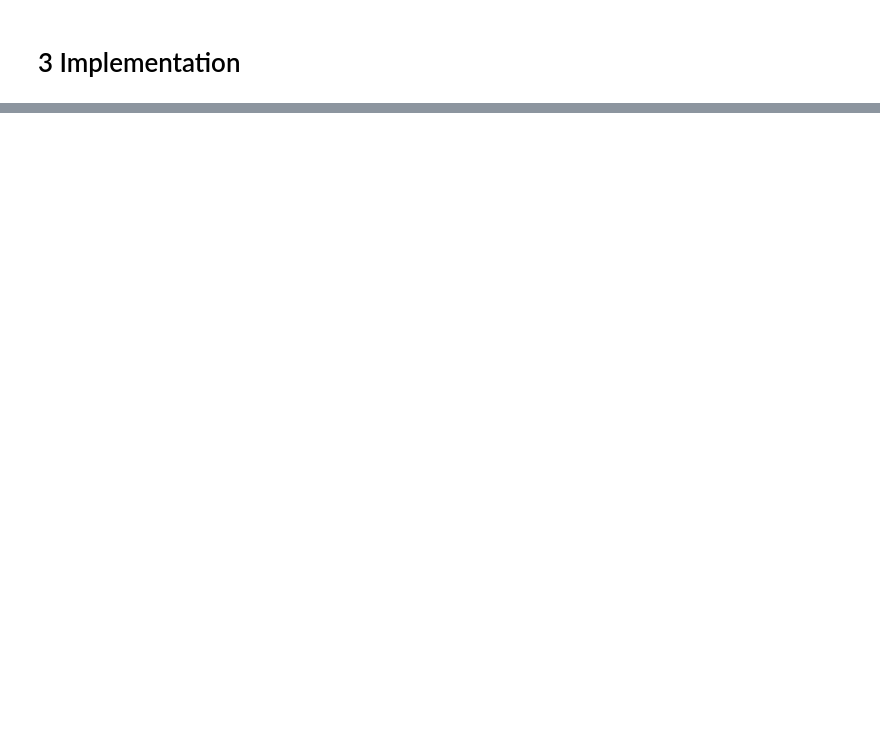
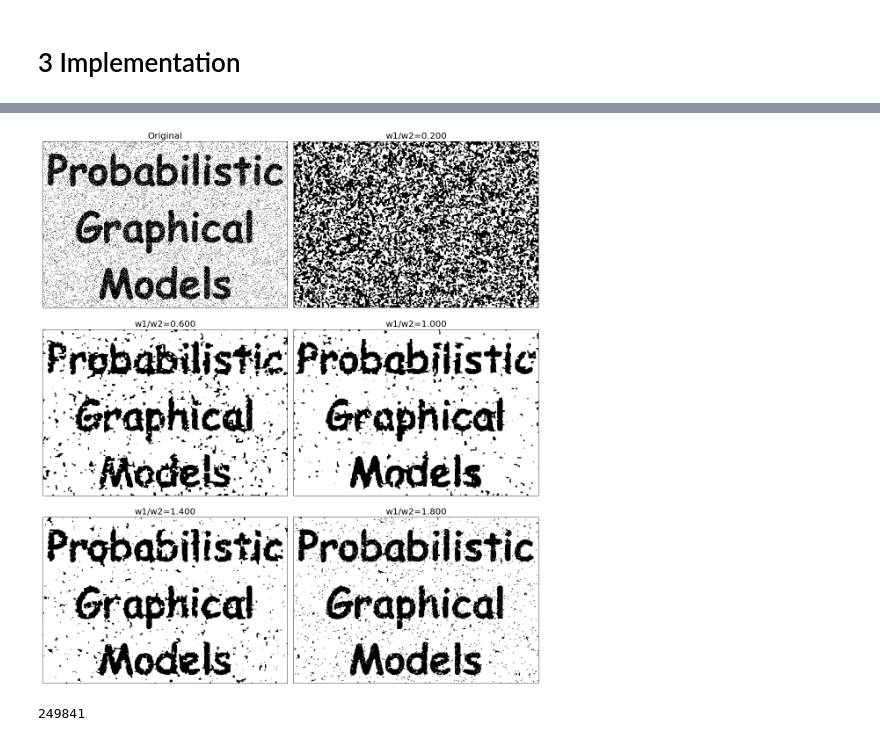
Before and after one commit to VyatkinAlexey/Noiseless, a Jupyter notebook: Notebooks/Bayessian.ipynb, the cells around one changed output, grey strips where cells are left out. Drawn from its saved outputs; the diff is of its cells as text; code cells hidden in the pictures; blank space fills up the shorter version.

```diff
--- a/Notebooks/Bayessian.ipynb
+++ b/Notebooks/Bayessian.ipynb
@@ -50,4 +50,0 @@ from PIL import Image
-# %%
-noisy_image = Image.open('example/noisy.png')
-noisy_image = np.array(noisy_image)[:, :, 0] # all three dimensions are equal
-noisy_image //= noisy_image.max()
@@ -105,0 +149,16 @@ _ = axes[1].set_yticks([])
+# %%
+def plot_images(images_list, nrows, ncols, titles=None):
+    fig, axes = plt.subplots(nrows=nrows, ncols=ncols)
+
+    fig.set_figheight(nrows*6)
+    fig.set_figwidth(ncols*8)
+    num_images = len(images_list)
+    for ix in range(num_images):
+        col_ix = ix//ncols
+        row_ix = ix%ncols
+        axes[col_ix, row_ix].imshow(images_list[ix], cmap='gray')
+        if titles is not None:
+            axes[col_ix, row_ix].set_title(titles[ix], fontsize=20)
+        _ = axes[col_ix, row_ix].set_xticks([])
+        _ = axes[col_ix, row_ix].set_yticks([])
+    plt.tight_layout()
@@ -105,0 +183,5 @@ _ = axes[1].set_yticks([])
+# %%
+titles = ['Original'] + ['w1/w2={0:.3f}'.format(w1/5) for w1 in w1_list]
+plot_images([init_img]+recovered, nrows=3, ncols=2, titles=titles)
+# %% [output]
+[figure, added]
@@ -105,0 +191,4 @@ _ = axes[1].set_yticks([])
+# %%
+difficult_img.shape[0] * difficult_img.shape[1]
+# %% [output]
+249841
```
Also changed, not shown: parts of 12 cells of this notebook.
